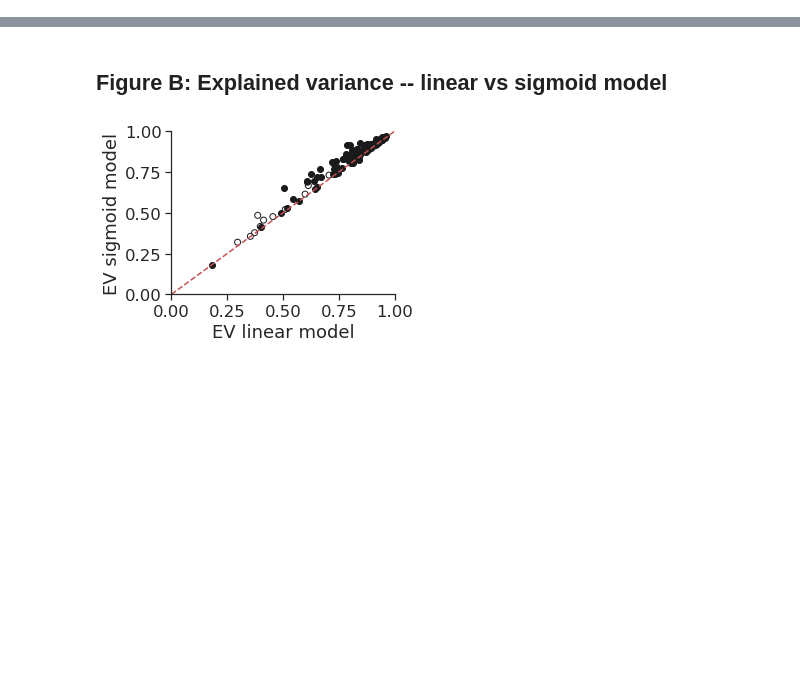
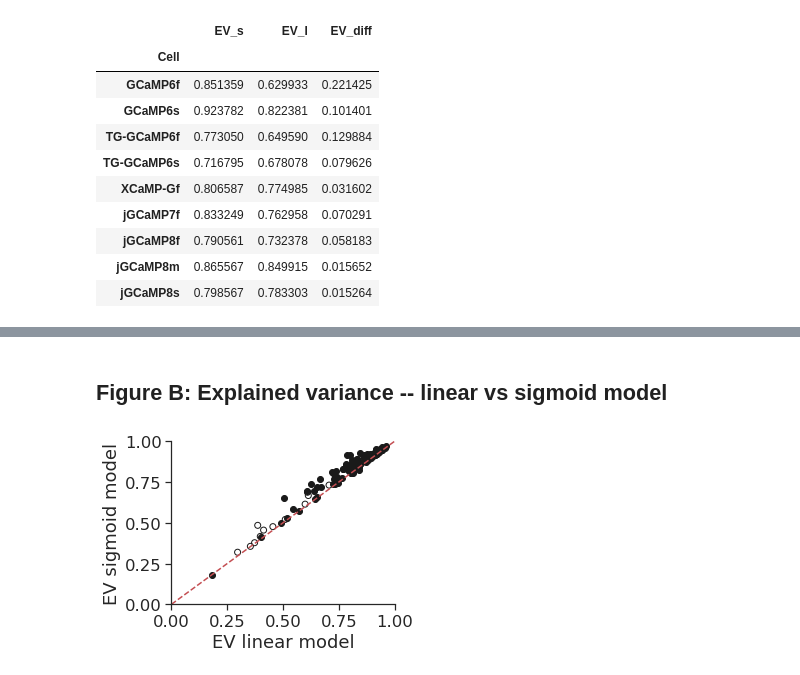
Before and after one commit to zqwei/Spike2Fluorescence_jGCaMP8, a Jupyter notebook: Explained_variance_fits.ipynb, the cells around one changed output, grey strips where cells are left out. Drawn from its saved outputs; the diff is of its cells as text; code cells hidden in the pictures; blank space fills up the shorter version.

```diff
--- a/Explained_variance_fits.ipynb
+++ b/Explained_variance_fits.ipynb
@@ -17,3 +17,17 @@ sensor6_df = pd.read_csv('GCaMP8_exported_ROIs_s2f_full/GCaMP6s_ev.csv')
 sensor8_df = pd.read_csv('GCaMP8_exported_ROIs_s2f_full/GCaMP8s_ev.csv')
 sensor_df = pd.concat([sensor8_df, sensor6_df])
 sensor8_df_sub = sensor8_df[sensor8_df['Cell'].str.contains('jGCaMP8')]
+# %%
+sensor_df.groupby('Cell').mean()
+# %% [output]
+|  | EV_s | EV_l | EV_diff |
+| Cell |  |  |  |
+| GCaMP6f | 0.851359 | 0.629933 | 0.221425 |
+| GCaMP6s | 0.923782 | 0.822381 | 0.101401 |
+| TG-GCaMP6f | 0.773050 | 0.649590 | 0.129884 |
+| TG-GCaMP6s | 0.716795 | 0.678078 | 0.079626 |
+| XCaMP-Gf | 0.806587 | 0.774985 | 0.031602 |
+| jGCaMP7f | 0.833249 | 0.762958 | 0.070291 |
+| jGCaMP8f | 0.790561 | 0.732378 | 0.058183 |
+| jGCaMP8m | 0.865567 | 0.849915 | 0.015652 |
+| jGCaMP8s | 0.798567 | 0.783303 | 0.015264 |
```
Also changed, not shown: parts of 6 cells of this notebook, 1 other file.
